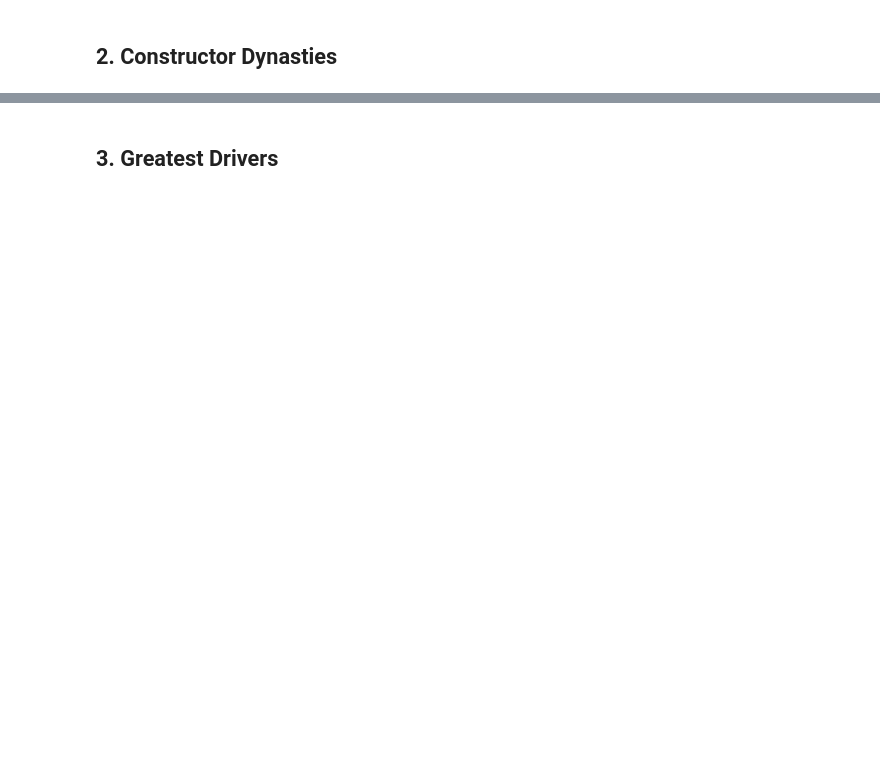
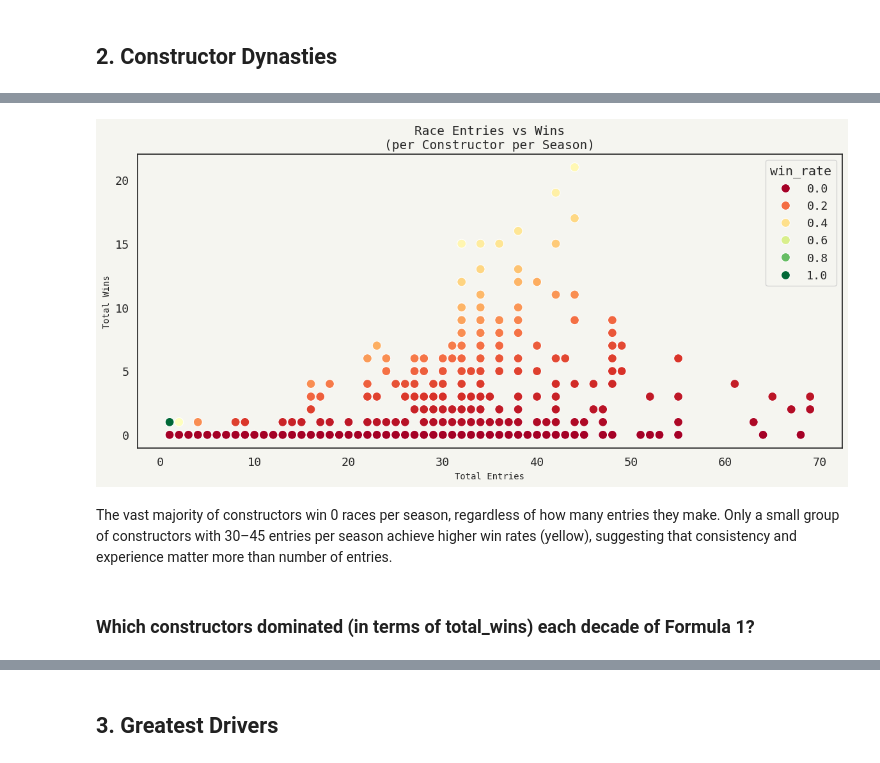
Before and after one commit to jakowczukalicja/formula1-sql-analysis, a Jupyter notebook: analysis.ipynb, the cells around one changed output, grey strips where cells are left out. Cells and saved outputs as stored; diff of their text form; code cells hidden in the pictures; blank space fills up the shorter version.

```diff
--- a/analysis.ipynb
+++ b/analysis.ipynb
@@ -354,3 +424,20 @@ df
 # %%
-sns.jointplot(data=df, x='total_entries',y='total_wins',kind='hist')
+df['win_rate'] = df['total_wins'] / df['total_entries']
+
+fig, ax = plt.subplots()
+sns.scatterplot(data=df, x='total_entries', y='total_wins',
+                hue='win_rate',
+                palette='RdYlGn',s=100, ax=ax)
+ax.set_title('Race Entries vs Wins\n(per Constructor per Season)')
+ax.set_xlabel('Total Entries')
+ax.set_ylabel('Total Wins')
+plt.tight_layout()
+plt.show()
+# %% [output]
+[figure, added]
+# %% [markdown]
+The vast majority of constructors win 0 races per season, regardless of how many entries they make. Only a small group of constructors with 30–45 entries per season
+achieve higher win rates (yellow), suggesting that consistency and experience matter more than number of entries.
+# %% [markdown]
+### Which constructors dominated (in terms of total_wins) each decade of Formula 1?
 # %%
```
Also changed, not shown: parts of 56 cells of this notebook.
